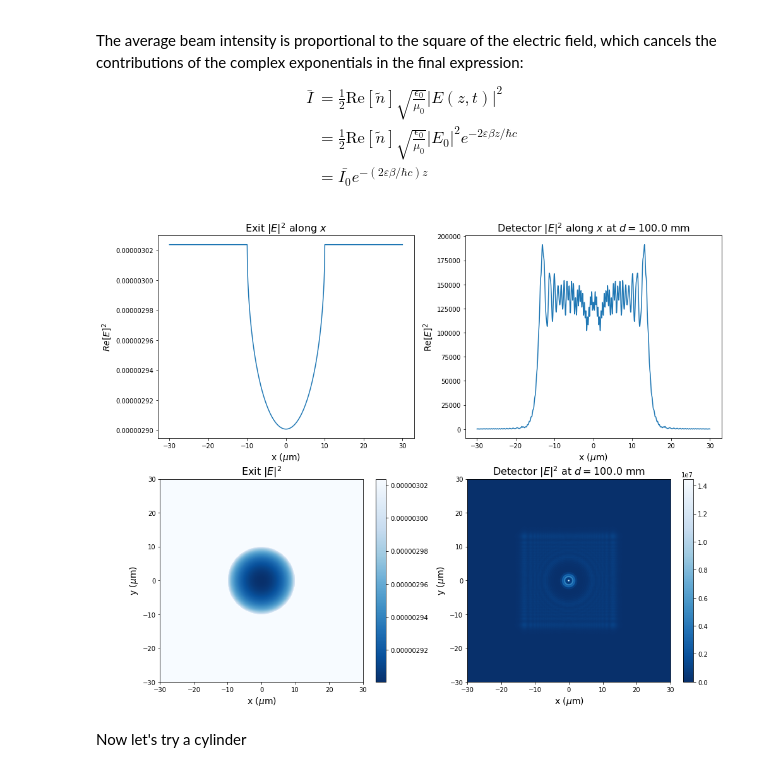
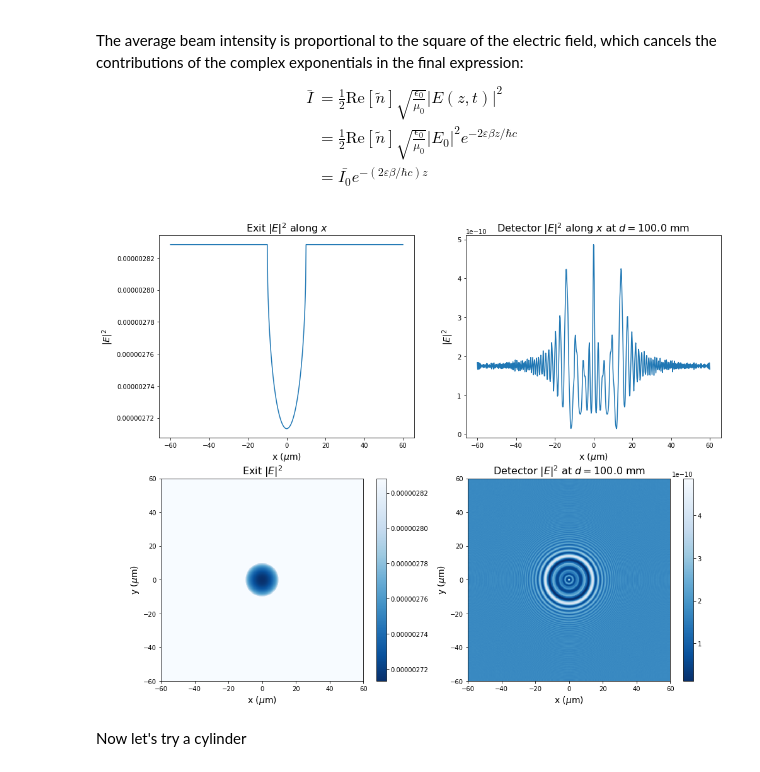
Before and after one commit to MSenani/X-Ray-Image-Reconstruction, a Jupyter notebook: Sphere_Reconstruction.ipynb, the cells around one changed output. Saved outputs shown, nothing was run; the diff lists cells and outputs as text; code cells hidden in the pictures.

```diff
--- a/Sphere_Reconstruction.ipynb
+++ b/Sphere_Reconstruction.ipynb
@@ -169,15 +210,14 @@ def propagate(wave, E, d, mode = 'full', norm = False):
 # %%
+## Physical parameters
 eV2J   = 1.60217662e-19      # [J/eV]
-
-## Physical parameters
-radius = 10e-6               # m: sphere radius
+radius = 10e-6               # [m]: sphere radius
 args   = {'r': radius}
-d      = 100e-3              # m: camera z-distance from far edge of sphere
-Lx     = 60e-6               # m: image field x-length
-Ly     = 60e-6               # m: image field y-length
-E0     = 5928.44775          # [eV]
-delta = 1.51026588e-05
-beta  = 3.45463604e-08
+d      = 100e-3              # [m]: camera z-distance from far edge of sphere
+Lx     = 120e-6               # [m]: image field x-length
+Ly     = 120e-6               # [m]: image field y-length
+E0     = 5928.44775          # [eV]: monochromatic beam energy
+delta = 1.51026588e-05       # delta for n-Heptane from CXRO
+beta  = 3.45463604e-08       # beta for n-Heptane from CXRO
 
 ## Discretization parameters
 nbins_x  = 600             # Number of x bins
@@ -185,61 +225,84 @@ nbins_y  = 600             # Number of y bins
 dx       = Lx/nbins_x      # Spacing between x grid-points
 dy       = Ly/nbins_y      # Spacing between y grid-points
 
+## Generate the post-attenuation wave:
 attenuated_wave = attenuation_pw(t_func = SphericalThickness, shape_args = args, z0 = -radius,
                                  E = E0*eV2J, delta = delta, beta = beta,
                                  Lx = Lx, Ly = Ly, nbins_x = nbins_x, nbins_y = nbins_y, norm = True)
-propagated_wave = propagate(wave = attenuated_wave, E = E0*eV2J, d = d, mode = 'full', norm = True)
+
+## Propagate the post-attenuation wave to the detector
+propagated_wave = propagate(wave = attenuated_wave, E = E0*eV2J, d = d, norm = True)
+
+## Attenuate the background region assuming nitrogen
+delta_N2 = 7.2633e-9
+beta_N2  = 3.5494e-11
+propagated_wave = attenuate_background(wave = propagated_wave, t_func = SphericalThickness, shape_args = args, D = args['r'] + d,
+                                       E = E0*eV2J, delta = delta_N2, beta = beta_N2,
+                                       Lx = Lx, Ly = Ly, nbins_x = nbins_x, nbins_y = nbins_y, norm = True)
+
 
 ## Plotting
 fig = plt.figure(figsize = (16,13))
-ax1 = fig.add_subplot(221)
-ax2 = fig.add_subplot(222)
+ax1 = fig.add_subplot(221)                   # Exit slice along x
+ax2 = fig.add_subplot(222)                   # Propagated slice along x
+ax3 = fig.add_subplot(223, aspect = 'equal') # Exit grid plot
+ax4 = fig.add_subplot(224, aspect = 'equal') # Propagated grid plot
 
-att_dim  = attenuated_wave.shape
-prop_dim = propagated_wave.shape
+# x and y positions (in microns) corresponding to each bin.
+dim = propagated_wave.shape
+x = np.linspace(-nbins_x/2, nbins_x/2, dim[0]) * dx * 1e6
+y = np.linspace(-nbins_y/2, nbins_y/2, dim[1]) * dy * 1e6
 
-x1 = np.linspace(-nbins_x/2, nbins_x/2, att_dim[0]) * dx * 1e6
-y1 = np.linspace(-nbins_y/2, nbins_y/2, att_dim[1]) * dy * 1e6
-ax1.plot(x1, abs(attenuated_wave[int(nbins_x/2),:])**2 ) # Selects a line along x
-# ax1.plot(x1, (attenuated_wave[int(nbins_x/2),:].real)**2 ) # Selects a line along x
+
+
+## Exit |E|^2 slice along x
+ax1.plot(x, abs(attenuated_wave[int(nbins_x/2),:])**2 )
 ax1.set_xlabel('x ($\mu$m)', fontsize = 14)
-# ax1.set_ylabel('$|E|^2$', fontsize = 14)
-ax1.set_ylabel('$Re[E]^2$', fontsize = 14)
+ax1.set_ylabel('$|E|^2$', fontsize = 14)
 ax1.set_title('Exit $|E|^2$ along $x$', fontsize = 16)
+
+## Exit Re[E]^2 slice along x
+# ax1.plot(x, (attenuated_wave[int(nbins_x/2),:].real)**2 )
+# ax1.set_ylabel('$Re[E]^2$', fontsize = 14)
 # ax1.set_title('Exit Re$[E]^2$ along $x$', fontsize = 16)
 
-x2 = np.linspace(-nbins_x/2, nbins_x/2, prop_dim[0]) * dx * 1e6
-y2 = np.linspace(-nbins_y/2, nbins_y/2, prop_dim[1]) * dy * 1e6
-ax2.plot(x2, abs(propagated_wave[int(nbins_x/2),:])**2 ) # Selects a line along x
-# ax2.plot(x2, (propagated_wave[int(nbins_x/2),:].real)**2 ) # Selects a line along x
+## Propagated |E|^2 slice along x
+ax2.plot(x, abs(propagated_wave[int(nbins_x/2),:])**2 )
 ax2.set_xlabel('x ($\mu$m)', fontsize = 14)
-# ax2.set_ylabel('$|E|^2$', fontsize = 14)
-ax2.set_ylabel('Re$[E]^2$', fontsize = 14)
+ax2.set_ylabel('$|E|^2$', fontsize = 14)
 ax2.set_title('Detector $|E|^2$ along $x$ at $d=$'+str(d*1e3)+' mm', fontsize = 16)
+
+## Propagated Re[E]^2 slice along x
+# ax2.plot(x, (propagated_wave[int(nbins_x/2),:].real)**2 )
+# ax2.set_ylabel('Re$[E]^2$', fontsize = 14)
 # ax2.set_title('Detector Re$[E]^2$ along $x$ at $d=$'+str(d*1e3)+' mm', fontsize = 16)
 
-ax3 = fig.add_subplot(223, aspect = 'equal')
-ax4 = fig.add_subplot(224, aspect = 'equal')
 
-im1 = ax3.pcolormesh(x1, y1, abs(attenuated_wave)**2, cmap = 'Blues_r')
-# im1 = ax3.pcolormesh(x1, y1, (attenuated_wave.real)**2, cmap = 'Blues_r')
+## Exit |E|^2 grid plot
+im1 = ax3.pcolormesh(x, y, abs(attenuated_wave)**2, cmap = 'Blues_r')
 fig.colorbar(im1, ax = ax3)
 ax3.set_xlabel('x ($\mu$m)', fontsize = 14)
 ax3.set_ylabel('y ($\mu$m)', fontsize = 14)
 ax3.set_title('Exit $|E|^2$', fontsize = 16)
+
+## Exit Re[E]^2 grid plot
+# im1 = ax3.pcolormesh(x, y, (attenuated_wave.real)**2, cmap = 'Blues_r')
 # ax3.set_title('Exit Re$[E]^2$', fontsize = 16)
 
-im2 = ax4.pcolormesh(x2, y2, abs(propagated_wave)**2, cmap = 'Blues_r')
-# im2 = ax4.pcolormesh(x2, y2, (propagated_wave.real)**2, cmap = 'Blues_r')
+## Propagated |E|^2 grid plot
+im2 = ax4.pcolormesh(x, y, abs(propagated_wave)**2, cmap = 'Blues_r')
 fig.colorbar(im2, ax = ax4)
 ax4.set_xlabel('x ($\mu$m)', fontsize = 14)
 ax4.set_ylabel('y ($\mu$m)', fontsize = 14)
 ax4.set_title('Detector $|E|^2$ at $d=$'+str(d*1e3)+' mm', fontsize = 16)
+
+## Propagated Re[E]^2 grid plot
+# im2 = ax4.pcolormesh(x, y, (propagated_wave.real)**2, cmap = 'Blues_r')
 # ax4.set_title('Detector Re$[E]^2$ at $d=$'+str(d*1e3)+' mm', fontsize = 16)
 
 plt.show()
 # %% [output]
-[figure, old version]
+[figure, new version]
 # %% [markdown]
 Now let's try a cylinder
 # %%
```
Also changed, not shown: parts of 4 cells of this notebook.
